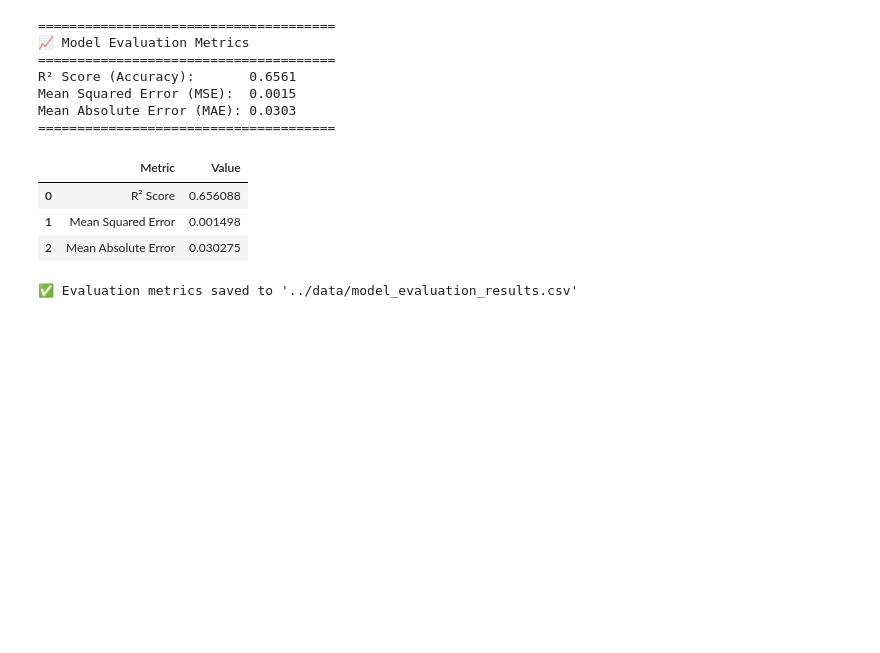
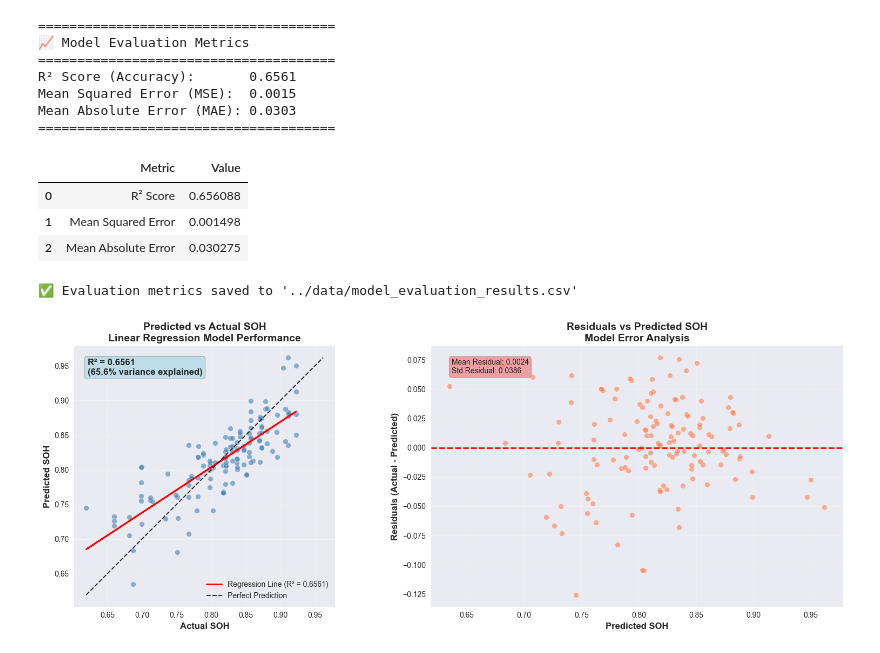
Before and after one commit to mtaqi04/Battery-Health-Chatbot-SOFE3370-Final-Project-, a Jupyter notebook: notebooks/model_training.ipynb, the cells around one changed output. Saved outputs shown, nothing was run; the diff lists cells and outputs as text; code cells hidden in the pictures; blank space fills up the shorter version.

Commit message:
plotting the predicted vs actual SOH values

```diff
--- a/notebooks/model_training.ipynb
+++ b/notebooks/model_training.ipynb
@@ -141,3 +141,83 @@ Mean Absolute Error (MAE): 0.0303
 | 1 | Mean Squared Error | 0.001498 |
 | 2 | Mean Absolute Error | 0.030275 |
 ✅ Evaluation metrics saved to '../data/model_evaluation_results.csv'
+# %%
+# Task 3 - Predicted vs Actual SOH Visualization
+# ------------------------------------------------
+
+import matplotlib.pyplot as plt
+import numpy as np
+from sklearn.metrics import r2_score
+from scipy import stats
+import seaborn as sns
+
+# Set style for plots
+plt.style.use('seaborn-v0_8')
+sns.set_palette("husl")
+
+# Create figure with subplots
+fig, (ax1, ax2) = plt.subplots(1, 2, figsize=(16, 6))
+
+# --- Plot 1: Scatter Plot with Regression Line ---
+ax1.scatter(y_test, y_pred, alpha=0.6, s=50, color='steelblue', edgecolors='white', linewidth=0.5)
+
+# Calculate regression line
+slope, intercept, r_value, p_value, std_err = stats.linregress(y_test, y_pred)
+line = slope * y_test + intercept
+
+# Plot regression line
+ax1.plot(y_test, line, 'r-', linewidth=2, label=f'Regression Line (R² = {r2:.4f})')
+
+# Perfect prediction line (y = x)
+min_val = min(y_test.min(), y_pred.min())
+max_val = max(y_test.max(), y_pred.max())
+ax1.plot([min_val, max_val], [min_val, max_val], 'k--', alpha=0.8, linewidth=1.5, label='Perfect Prediction')
+
+# Customize plot
+ax1.set_xlabel('Actual SOH', fontsize=12, fontweight='bold')
+ax1.set_ylabel('Predicted SOH', fontsize=12, fontweight='bold')
+ax1.set_title('Predicted vs Actual SOH\nLinear Regression Model Performance', fontsize=14, fontweight='bold')
+ax1.legend(fontsize=10)
+ax1.grid(True, alpha=0.3)
+
+# Add R² annotation
+ax1.text(0.05, 0.95, f'R² = {r2:.4f}\n({r2*100:.1f}% variance explained)',
+         transform=ax1.transAxes, fontsize=12, fontweight='bold',
+         bbox=dict(boxstyle="round,pad=0.3", facecolor="lightblue", alpha=0.7),
+         verticalalignment='top')
+
+# Set equal aspect ratio for better visualization
+ax1.set_aspect('equal', adjustable='box')
+
+# --- Plot 2: Residuals Analysis ---
+residuals = y_test - y_pred
+ax2.scatter(y_pred, residuals, alpha=0.6, s=50, color='coral', edgecolors='white', linewidth=0.5)
+ax2.axhline(y=0, color='red', linestyle='--', linewidth=2)
+ax2.set_xlabel('Predicted SOH', fontsize=12, fontweight='bold')
+ax2.set_ylabel('Residuals (Actual - Predicted)', fontsize=12, fontweight='bold')
+ax2.set_title('Residuals vs Predicted SOH\nModel Error Analysis', fontsize=14, fontweight='bold')
+ax2.grid(True, alpha=0.3)
+
+# Add residual statistics
+residual_mean = residuals.mean()
+residual_std = residuals.std()
+ax2.text(0.05, 0.95, f'Mean Residual: {residual_mean:.4f}\nStd Residual: {residual_std:.4f}',
+         transform=ax2.transAxes, fontsize=10,
+         bbox=dict(boxstyle="round,pad=0.3", facecolor="lightcoral", alpha=0.7),
+         verticalalignment='top')
+
+plt.tight_layout()
+plt.show()
+
+# --- Performance Metrics ---
+print("Performance Analysis")
+print("=" * 50)
+print(f"R² Score:                    {r2:.4f} ({r2*100:.1f}%)")
+print(f"Correlation Coefficient:     {np.corrcoef(y_test, y_pred)[0,1]:.4f}")
+print(f"Mean Absolute Error:         {np.mean(np.abs(residuals)):.4f}")
+print(f"Root Mean Square Error:      {np.sqrt(np.mean(residuals**2)):.4f}")
+print(f"Max Positive Error:          {residuals.max():.4f}")
+print(f"Max Negative Error:          {residuals.min():.4f}")
+print("=" * 50)
+# %% [output]
+[figure, added]
```
Also changed, not shown: parts of 1 cell of this notebook, 2 other files.
